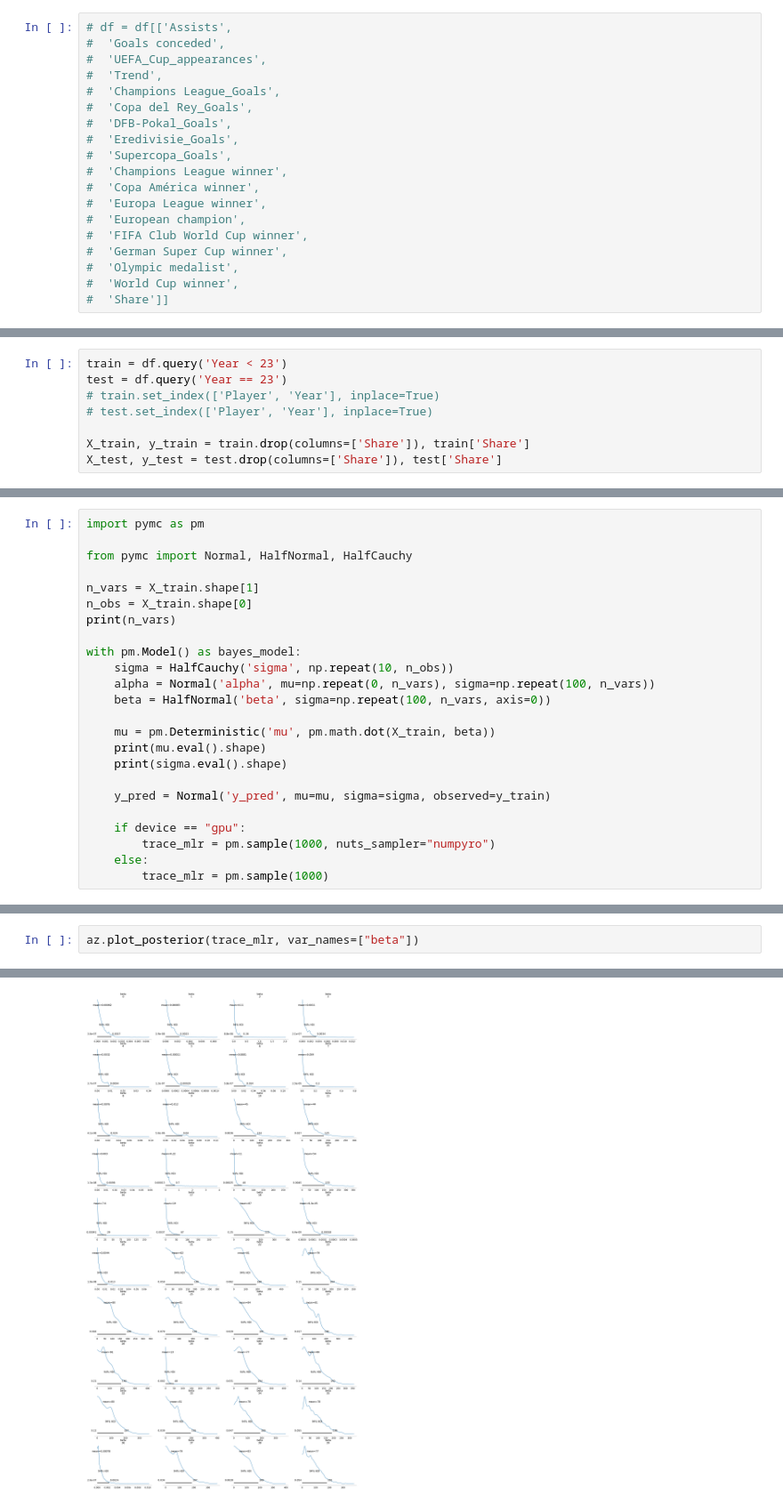
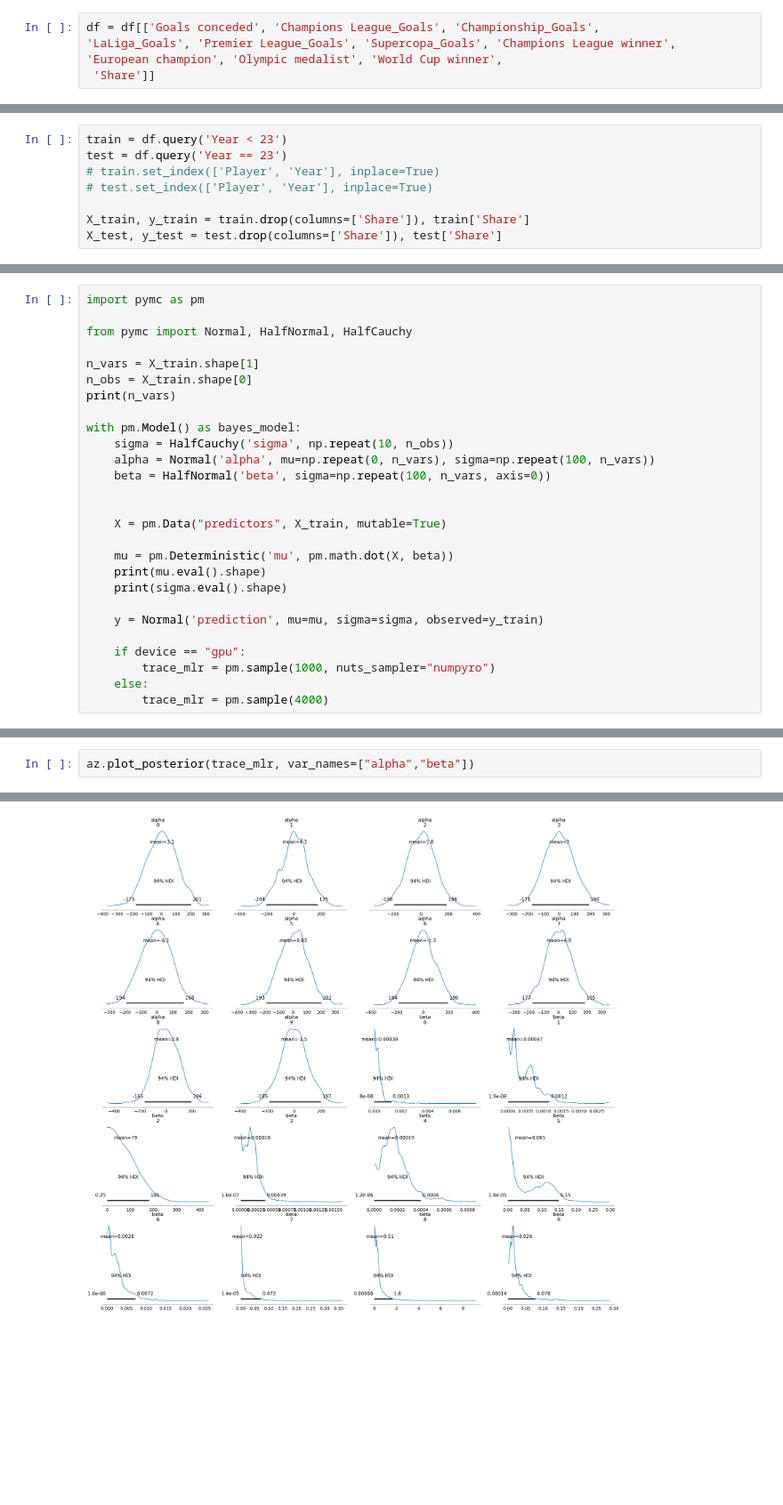
Before and after one commit to TheJarmanitor/outplayed, a Jupyter notebook: notebooks/bayesian_regression.ipynb, the cells around one changed output, grey strips where cells are left out. Shown at 89% size. Saved outputs shown, nothing was run; the diff lists cells and outputs as text; blank space fills up the shorter version.

```diff
--- a/notebooks/bayesian_regression.ipynb
+++ b/notebooks/bayesian_regression.ipynb
@@ -99,24 +100,10 @@ df = df.merge(comp_mins, on=['Year', 'Player'], how='left')
 df.fillna(0, inplace=True)
 df = df.groupby(['Player', 'Year']).sum()
 # %%
-# df = df[['Assists',
-#  'Goals conceded',
-#  'UEFA_Cup_appearances',
-#  'Trend',
-#  'Champions League_Goals',
-#  'Copa del Rey_Goals',
-#  'DFB-Pokal_Goals',
-#  'Eredivisie_Goals',
-#  'Supercopa_Goals',
-#  'Champions League winner',
-#  'Copa América winner',
-#  'Europa League winner',
-#  'European champion',
-#  'FIFA Club World Cup winner',
-#  'German Super Cup winner',
-#  'Olympic medalist',
-#  'World Cup winner',
-#  'Share']]
+df = df[['Goals conceded', 'Champions League_Goals', 'Championship_Goals',
+'LaLiga_Goals', 'Premier League_Goals', 'Supercopa_Goals', 'Champions League winner',
+'European champion', 'Olympic medalist', 'World Cup winner',
+ 'Share']]
 # %%
 df
 # %% [output]
@@ -173,14 +160,17 @@ with pm.Model() as bayes_model:
     alpha = Normal('alpha', mu=np.repeat(0, n_vars), sigma=np.repeat(100, n_vars))
     beta = HalfNormal('beta', sigma=np.repeat(100, n_vars, axis=0))
 
-    mu = pm.Deterministic('mu', pm.math.dot(X_train, beta))
+
+    X = pm.Data("predictors", X_train, mutable=True)
+
+    mu = pm.Deterministic('mu', pm.math.dot(X, beta))
     print(mu.eval().shape)
     print(sigma.eval().shape)
 
-    y_pred = Normal('y_pred', mu=mu, sigma=sigma, observed=y_train)
+    y = Normal('prediction', mu=mu, sigma=sigma, observed=y_train)
 
     if device == "gpu":
         trace_mlr = pm.sample(1000, nuts_sampler="numpyro")
     else:
-        trace_mlr = pm.sample(1000)
+        trace_mlr = pm.sample(4000)
 # %% [output]
@@ -205,3 +213,3 @@ array([<Axes: title={'center': '94.0% HDI'}>], dtype=object)
 # %%
-az.plot_posterior(trace_mlr, var_names=["beta"])
+az.plot_posterior(trace_mlr, var_names=["alpha","beta"])
 # %% [output]
@@ -225 +236 @@ array([[<Axes: title={'center': 'beta\n0'}>,
-[figure, old version]
+[figure, new version]
```
Also changed, not shown: parts of 11 cells of this notebook.
